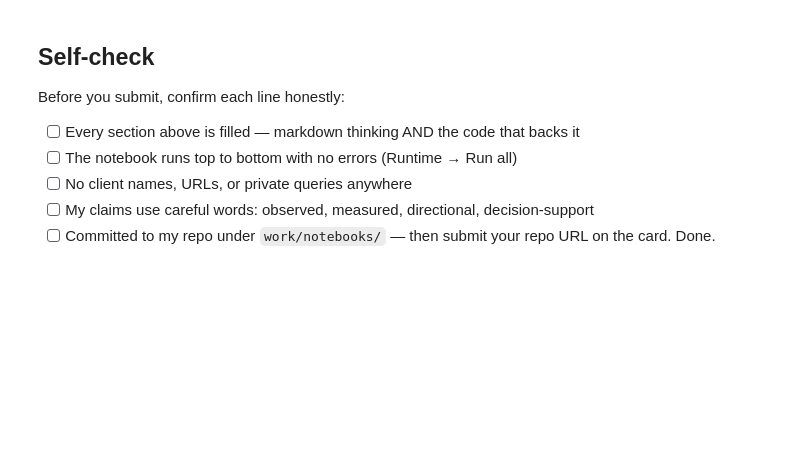
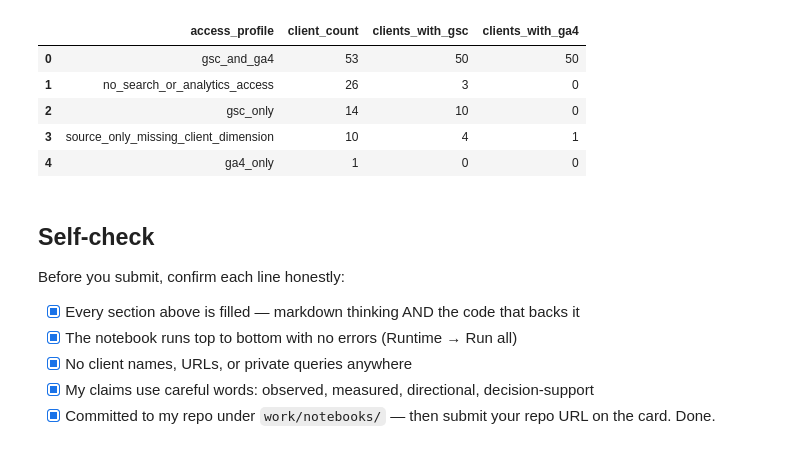
Before and after one commit to abhinavt1325/Flyrank-Internship-Capstone, a Jupyter notebook: work/notebooks/w03_data_contract.ipynb, the cells around one changed output. Cells and saved outputs as stored; diff of their text form; code cells hidden in the pictures; blank space fills up the shorter version.

Commit message:
Complete ML-04 data contract notebook with verified warehouse queries

```diff
--- a/work/notebooks/w03_data_contract.ipynb
+++ b/work/notebooks/w03_data_contract.ipynb
@@ -37,10 +326,31 @@ This skeleton is yours to fill. Work the sections **in order** — each one has
+# %%
+# Code check: Verify client-level variation in GSC and GA4 availability across dim_clients
+client_profile_query = f"""
+    SELECT
+        access_profile,
+        COUNT(*) AS client_count,
+        COUNT(CASE WHEN gsc_data_start IS NOT NULL THEN 1 END) AS clients_with_gsc,
+        COUNT(CASE WHEN ga4_data_start IS NOT NULL THEN 1 END) AS clients_with_ga4
+    FROM {TABLE_CLIENTS}
+    GROUP BY access_profile
+    ORDER BY client_count DESC
+"""
+df_client_profiles = con.sql(client_profile_query).df()
+df_client_profiles
+# %% [output]
+|  | access_profile | client_count | clients_with_gsc | clients_with_ga4 |
+| 0 | gsc_and_ga4 | 53 | 50 | 50 |
+| 1 | no_search_or_analytics_access | 26 | 3 | 0 |
+| 2 | gsc_only | 14 | 10 | 0 |
+| 3 | source_only_missing_client_dimension | 10 | 4 | 1 |
+| 4 | ga4_only | 1 | 0 | 0 |
 # %% [markdown]
 ## Self-check
 
 Before you submit, confirm each line honestly:
 
-- [ ] Every section above is filled — markdown thinking AND the code that backs it
-- [ ] The notebook runs top to bottom with no errors (Runtime → Run all)
-- [ ] No client names, URLs, or private queries anywhere
-- [ ] My claims use careful words: observed, measured, directional, decision-support
-- [ ] Committed to my repo under `work/notebooks/` — then submit your repo URL on the card. Done.
+- [x] Every section above is filled — markdown thinking AND the code that backs it
+- [x] The notebook runs top to bottom with no errors (Runtime → Run all)
+- [x] No client names, URLs, or private queries anywhere
+- [x] My claims use careful words: observed, measured, directional, decision-support
+- [x] Committed to my repo under `work/notebooks/` — then submit your repo URL on the card. Done.
```
Also changed, not shown: parts of 23 cells of this notebook.
